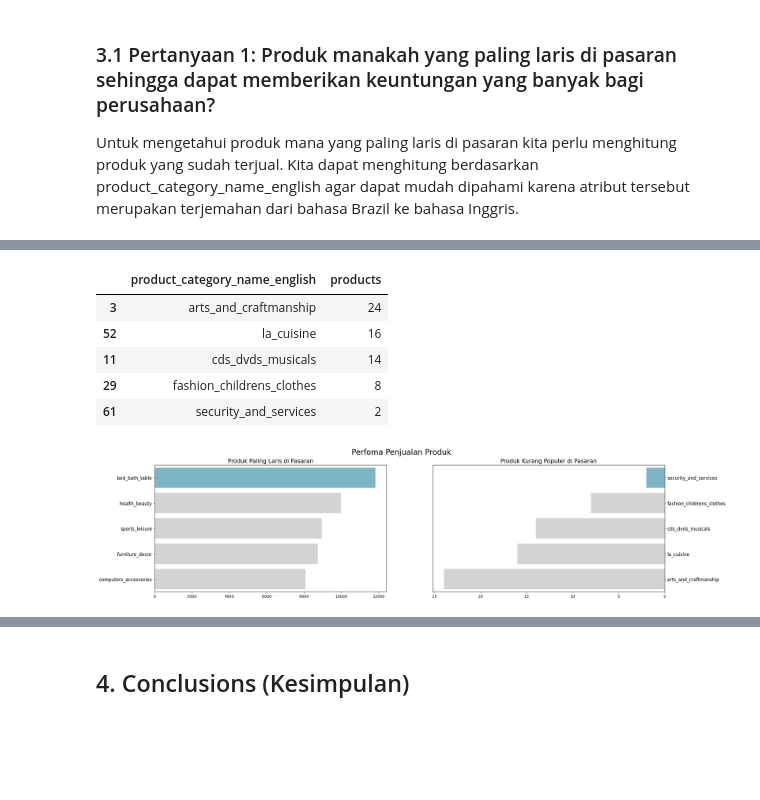
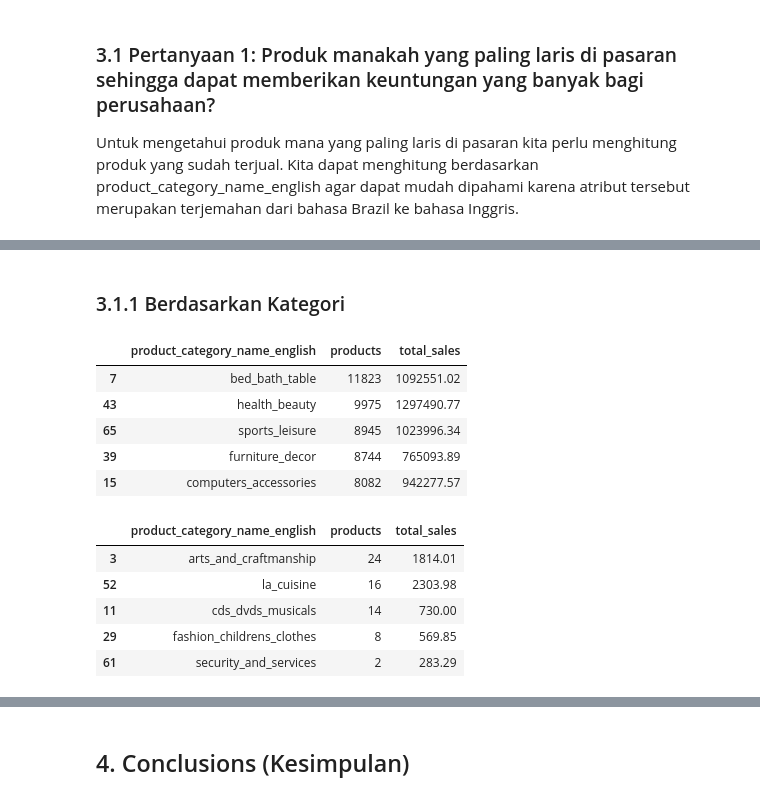
Before and after one commit to andifirman/Brazillian-E-Commerce-Dataset-Analysis, a Jupyter notebook: 2024-10-4_Final Project_E-Commerce Analysis.ipynb, the cells around one changed output, grey strips where cells are left out. Drawn from its saved outputs; the diff is of its cells as text; code cells hidden in the pictures; blank space fills up the shorter version.

```diff
--- a/2024-10-4_Final Project_E-Commerce Analysis.ipynb
+++ b/2024-10-4_Final Project_E-Commerce Analysis.ipynb
@@ -1270,34 +1257,28 @@ sum_order_items_df.head()
-# %%
-sum_order_items_df.tail()
-# %% [output]
-|  | product_category_name_english | products |
-| 3 | arts_and_craftmanship | 24 |
-| 52 | la_cuisine | 16 |
-| 11 | cds_dvds_musicals | 14 |
-| 29 | fashion_childrens_clothes | 8 |
-| 61 | security_and_services | 2 |
-# %%
-fig, ax = plt.subplots(nrows=1, ncols=2, figsize=(24,6))
-
-colors = ["#72BCD4", "#D3D3D3", "#D3D3D3", "#D3D3D3", "#D3D3D3"]
-
-sns.barplot(x="products", y="product_category_name_english", data=sum_order_items_df.head(5), palette=colors, ax=ax[0])
-ax[0].set_ylabel(None)
-ax[0].set_xlabel(None)
-ax[0].set_title("Produk Paling Laris di Pasaran", loc="center", fontsize=15)
-ax[0].tick_params(axis='y', labelsize=12)
-
-sns.barplot(x="products", y="product_category_name_english", data=sum_order_items_df.sort_values(by="products", ascending=True).head(5), palette=colors, ax=ax[1])
-ax[1].set_ylabel(None)
-ax[1].set_xlabel(None)
-ax[1].invert_xaxis()
-ax[1].yaxis.set_label_position("right")
-ax[1].yaxis.tick_right()
-ax[1].set_title("Produk Kurang Populer di Pasaran", loc="center", fontsize=15)
-ax[1].tick_params(axis='y', labelsize=12)
-
-
-plt.suptitle("Perfoma Penjualan Produk", fontsize=20)
-plt.show()
-# %% [output]
-[figure, removed]
+# %% [markdown]
+### 3.1.1 Berdasarkan Kategori
+# %%
+sum_order_items_df = all_data_df.groupby(by="product_category_name_english", as_index=False).agg({
+    "product_id": "count",
+    "price": "sum"
+})
+
+sum_order_items_df = sum_order_items_df.rename(columns={"product_id": "products", "price": "total_sales"})
+sum_order_items_df = sum_order_items_df.sort_values(by="products", ascending=False)
+
+sum_order_items_df.head()
+# %% [output]
+|  | product_category_name_english | products | total_sales |
+| 7 | bed_bath_table | 11823 | 1092551.02 |
+| 43 | health_beauty | 9975 | 1297490.77 |
+| 65 | sports_leisure | 8945 | 1023996.34 |
+| 39 | furniture_decor | 8744 | 765093.89 |
+| 15 | computers_accessories | 8082 | 942277.57 |
+# %%
+sum_order_items_df.tail()
+# %% [output]
+|  | product_category_name_english | products | total_sales |
+| 3 | arts_and_craftmanship | 24 | 1814.01 |
+| 52 | la_cuisine | 16 | 2303.98 |
+| 11 | cds_dvds_musicals | 14 | 730.00 |
+| 29 | fashion_childrens_clothes | 8 | 569.85 |
+| 61 | security_and_services | 2 | 283.29 |
```
Also changed, not shown: parts of 9 cells of this notebook.
